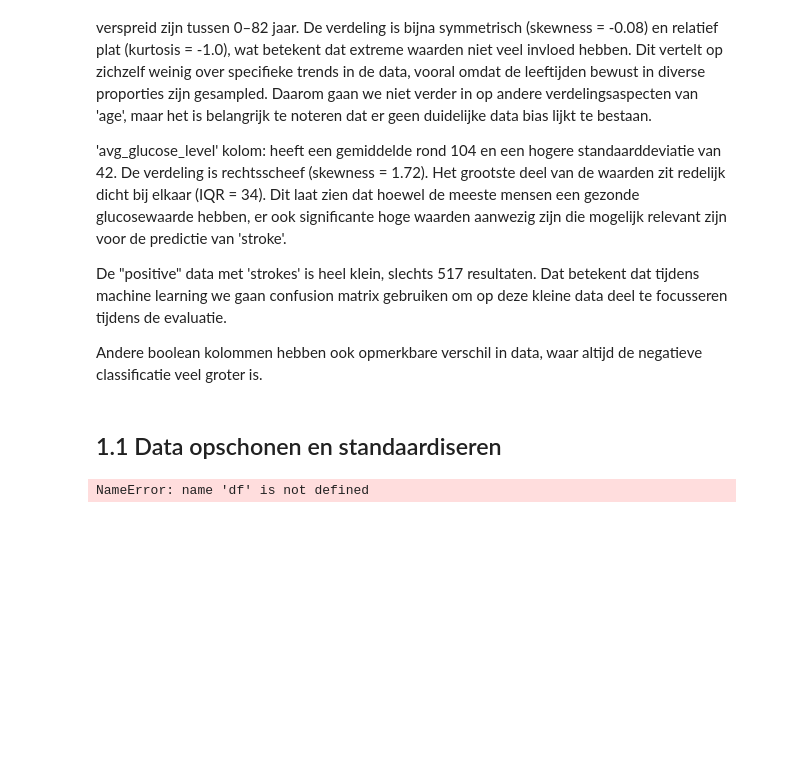
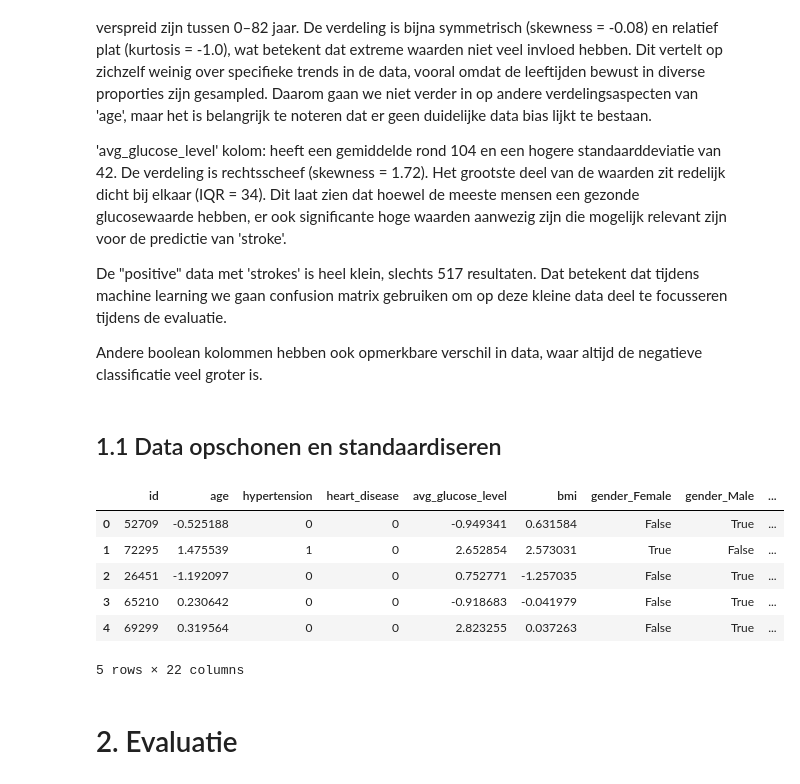
Before and after one commit to 24087068/herseninfarct_ml, a Jupyter notebook: main.ipynb, the cells around one changed output. Cells and saved outputs as stored; diff of their text form; code cells hidden in the pictures; blank space fills up the shorter version.

```diff
--- a/main.ipynb
+++ b/main.ipynb
@@ -177,10 +178,23 @@ Andere boolean kolommen hebben ook opmerkbare verschil in data, waar altijd de n
 ## 1.1 Data opschonen en standaardiseren
 # %%
 # Opschonen
-df_clean = clean_data(df)
+df_clean = clean_data(df_train)
+
+# Features + target
+X = df_clean.drop(columns=['stroke'])
+y = df_clean['stroke']
 
 # Standaardiseren
-cols = ['age', 'avg_glucose_level', 'bmi']
-df_scaled, scaler = normalize_data(df_clean, cols_to_scale=cols)
+X_scaled, scaler = normalize_data(X)
+
+df_scaled.head()
 # %% [output]
+|  | id | age | hypertension | heart_disease | avg_glucose_level | bmi | gender_Female | gender_Male | ... |
+| 0 | 52709 | -0.525188 | 0 | 0 | -0.949341 | 0.631584 | False | True | ... |
+| 1 | 72295 | 1.475539 | 1 | 0 | 2.652854 | 2.573031 | True | False | ... |
+| 2 | 26451 | -1.192097 | 0 | 0 | 0.752771 | -1.257035 | False | True | ... |
+| 3 | 65210 | 0.230642 | 0 | 0 | -0.918683 | -0.041979 | False | True | ... |
+| 4 | 69299 | 0.319564 | 0 | 0 | 2.823255 | 0.037263 | False | True | ... |
-NameError: name 'df' is not defined
+5 rows × 22 columns
+# %% [markdown]
+# 2. Evaluatie
```
Also changed, not shown: parts of 8 cells of this notebook, 1 other file.
